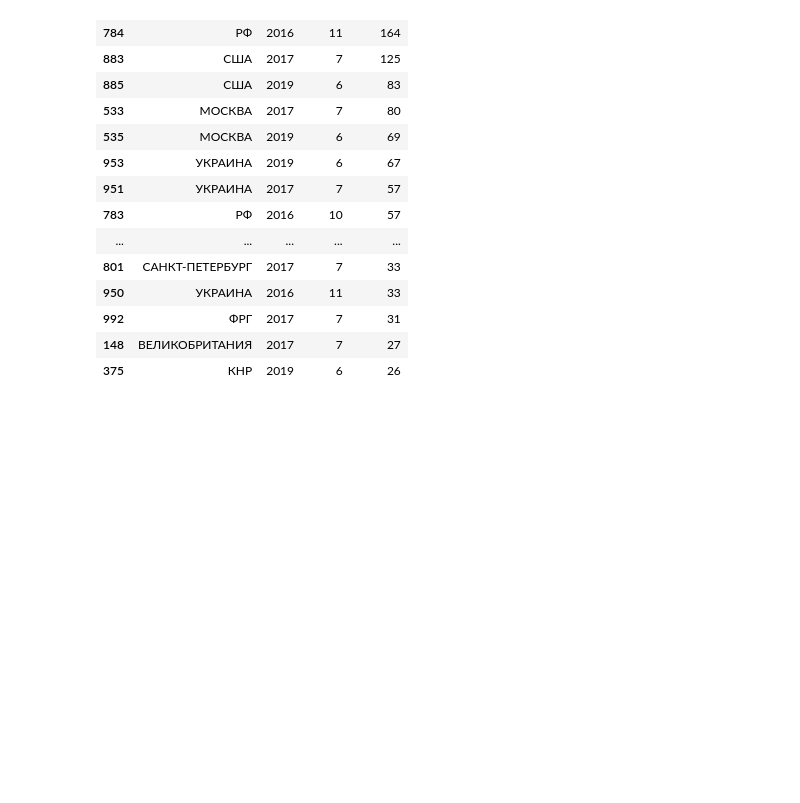
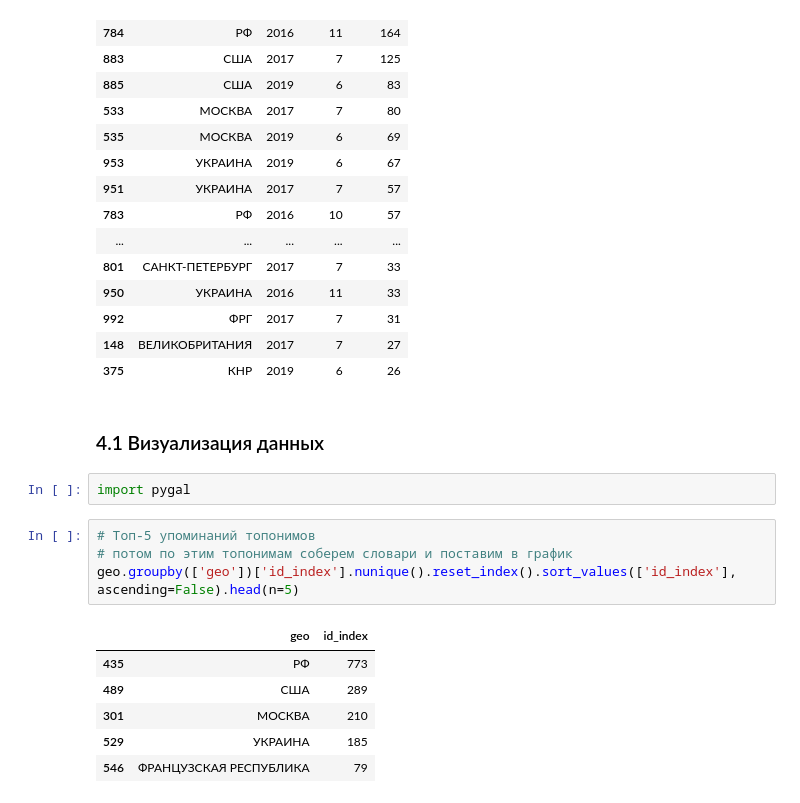
Before and after one commit to ods-ai-ml4sg/proj_news_viz, a Jupyter notebook: nlp/notebooks/ner/pullenti/prepare_data_for_ner_viz.ipynb, the cells around one changed output. Saved outputs shown, nothing was run; the diff lists cells and outputs as text; blank space fills up the shorter version.

```diff
--- a/nlp/notebooks/ner/pullenti/prepare_data_for_ner_viz.ipynb
+++ b/nlp/notebooks/ner/pullenti/prepare_data_for_ner_viz.ipynb
@@ -304,3 +304,18 @@ geo.groupby(['geo','year','month'])['id_index'].nunique().reset_index().sort_val
 | 992 | ФРГ | 2017 | 7 | 31 |
 | 148 | ВЕЛИКОБРИТАНИЯ | 2017 | 7 | 27 |
 | 375 | КНР | 2019 | 6 | 26 |
+# %% [markdown]
+### 4.1 Визуализация данных
+# %%
+import pygal
+# %%
+# Топ-5 упоминаний топонимов
+# потом по этим топонимам соберем словари и поставим в график
+geo.groupby(['geo'])['id_index'].nunique().reset_index().sort_values(['id_index'], ascending=False).head(n=5)
+# %% [output]
+|  | geo | id_index |
+| 435 | РФ | 773 |
+| 489 | США | 289 |
+| 301 | МОСКВА | 210 |
+| 529 | УКРАИНА | 185 |
+| 546 | ФРАНЦУЗСКАЯ РЕСПУБЛИКА | 79 |
```
Also changed, not shown: parts of 2 cells of this notebook, 1 other file.
